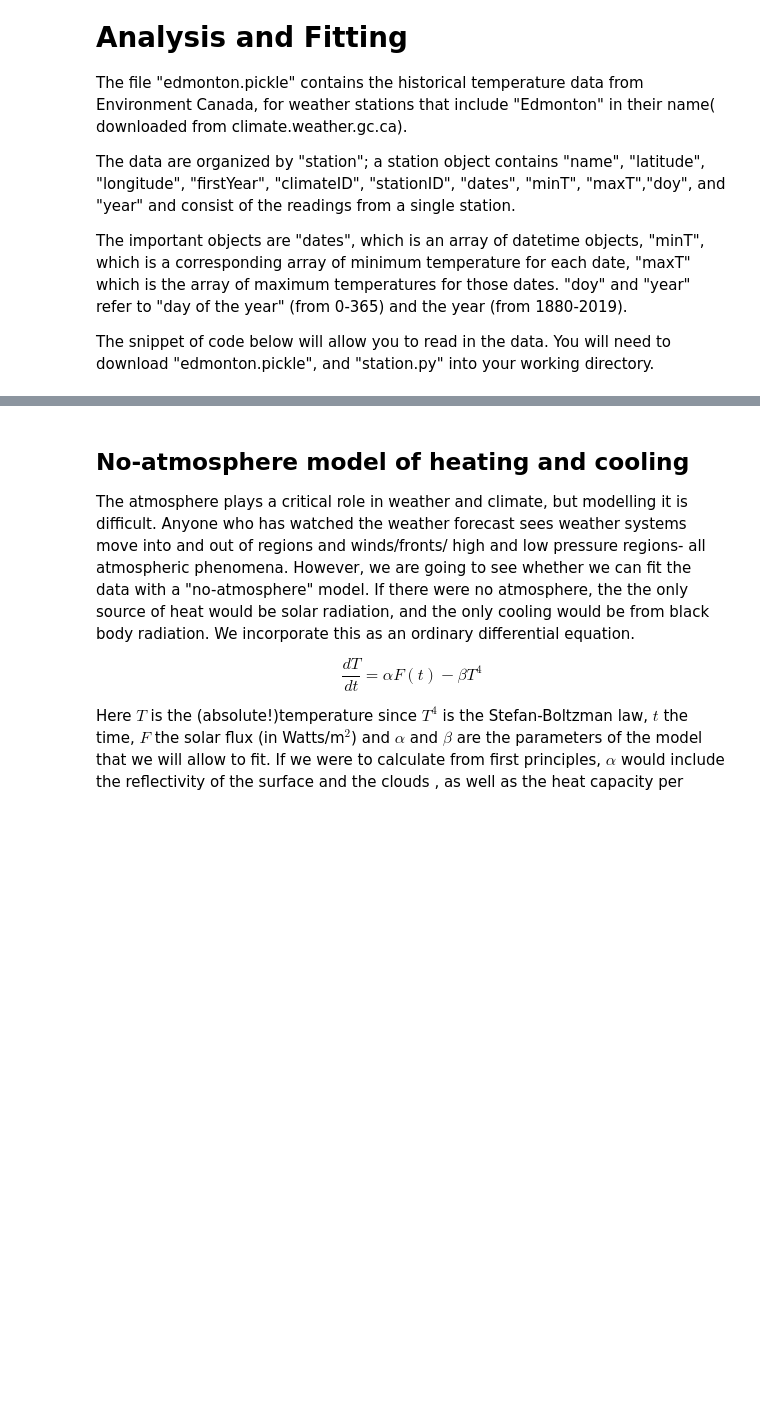
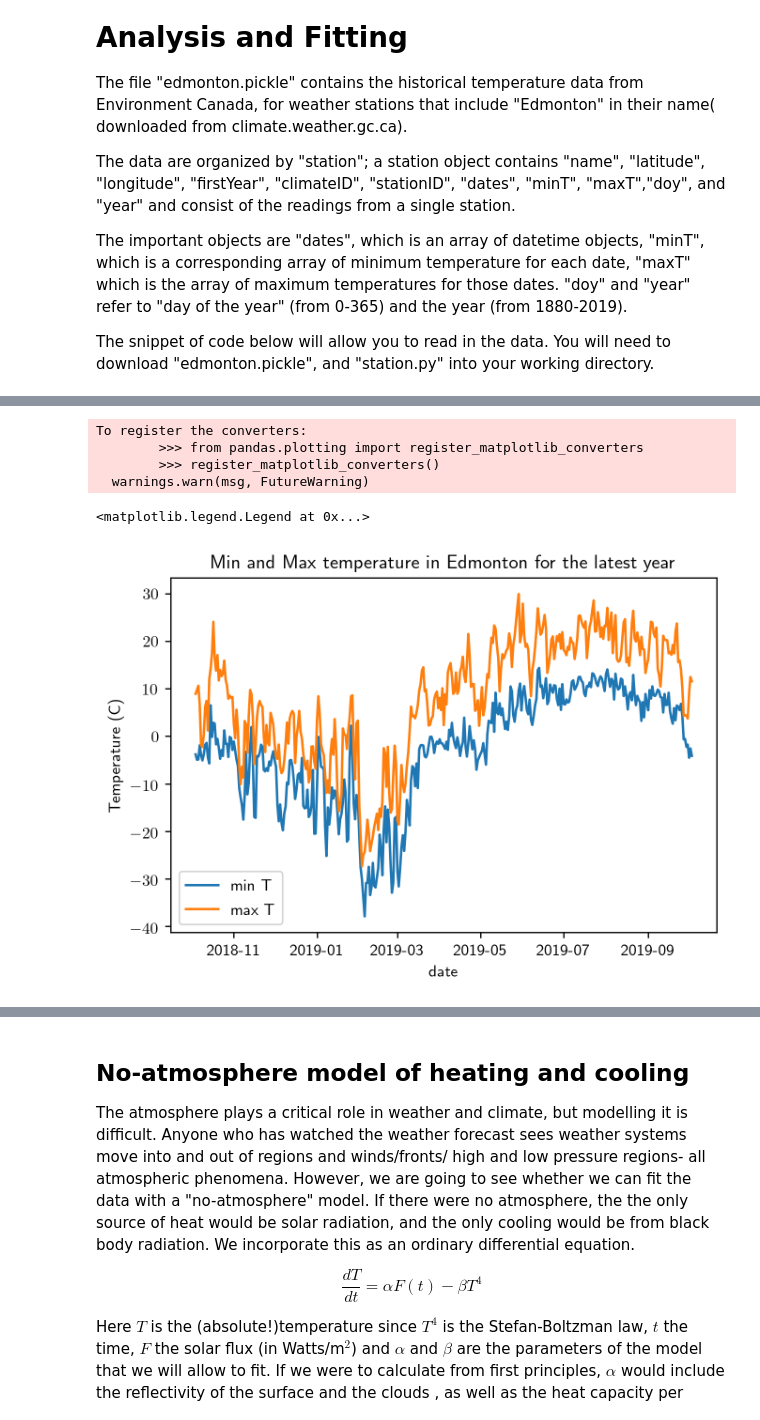
Before and after one commit to hanzhihua1/phys-420, a Jupyter notebook: Assignments/Finished/Assignment 3 Data and Fitting.ipynb, the cells around one changed output, grey strips where cells are left out. Drawn from its saved outputs; the diff is of its cells as text; code cells hidden in the pictures; blank space fills up the shorter version.

```diff
--- a/Assignments/Finished/Assignment 3 Data and Fitting.ipynb
+++ b/Assignments/Finished/Assignment 3 Data and Fitting.ipynb
@@ -51,0 +180,34 @@ Plot averages for the year.
+# %%
+# Solution to Question 5.
+
+dataframes_list = []
+names_of_stations = [stations.name for stations in s]
+for stations in s:
+    dataframes_list.append(make_dataFrame(stations))
+
+df_all_stations = pd.concat(dataframes_list, sort=False, axis=1)
+
+minT_list = ['minT_'+i for i in names_of_stations]
+maxT_list = ['maxT_'+i for i in names_of_stations]
+df_all_stations['minT_mean'] = df_all_stations[minT_list].mean(axis=1)
+df_all_stations['maxT_mean'] = df_all_stations[maxT_list].mean(axis=1)
+
+df_all_stations[['minT_mean', 'maxT_mean']]
+minT_mean = df_all_stations['minT_mean'].values
+maxT_mean = df_all_stations['maxT_mean'].values
+np.save('minT_mean', minT_mean)
+np.save('maxT_mean', maxT_mean)
+
+plt.title('Min and Max temperature in Edmonton for the latest year')
+plt.ylabel('Temperature (C)')
+plt.xlabel('date')
+plt.plot(df_all_stations.index[-365:], minT_mean[-365:], label='min T')
+plt.plot(df_all_stations.index[-365:], maxT_mean[-365:], label='max T')
+plt.legend()
+# %% [output]
+To register the converters:
+        >>> from pandas.plotting import register_matplotlib_converters
+        >>> register_matplotlib_converters()
+  warnings.warn(msg, FutureWarning)
+<matplotlib.legend.Legend at 0x...>
+[figure, added]
```
Also changed, not shown: parts of 21 cells of this notebook, 5 other files.
